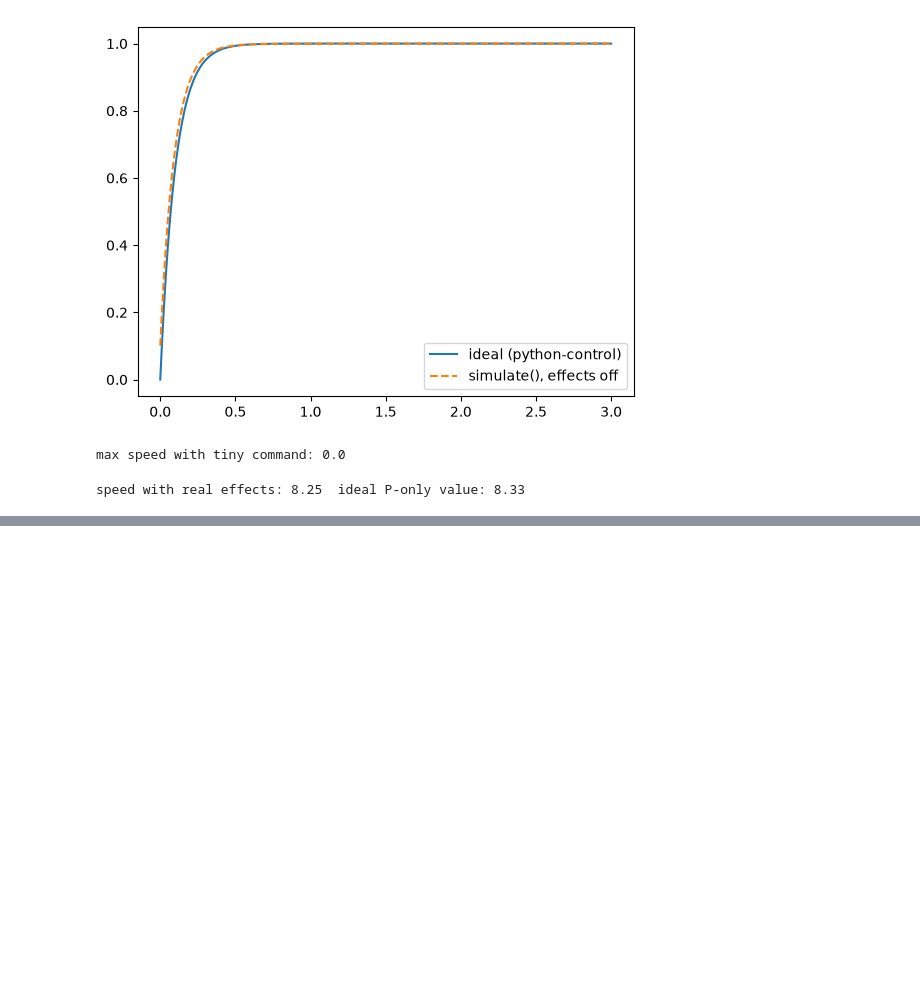
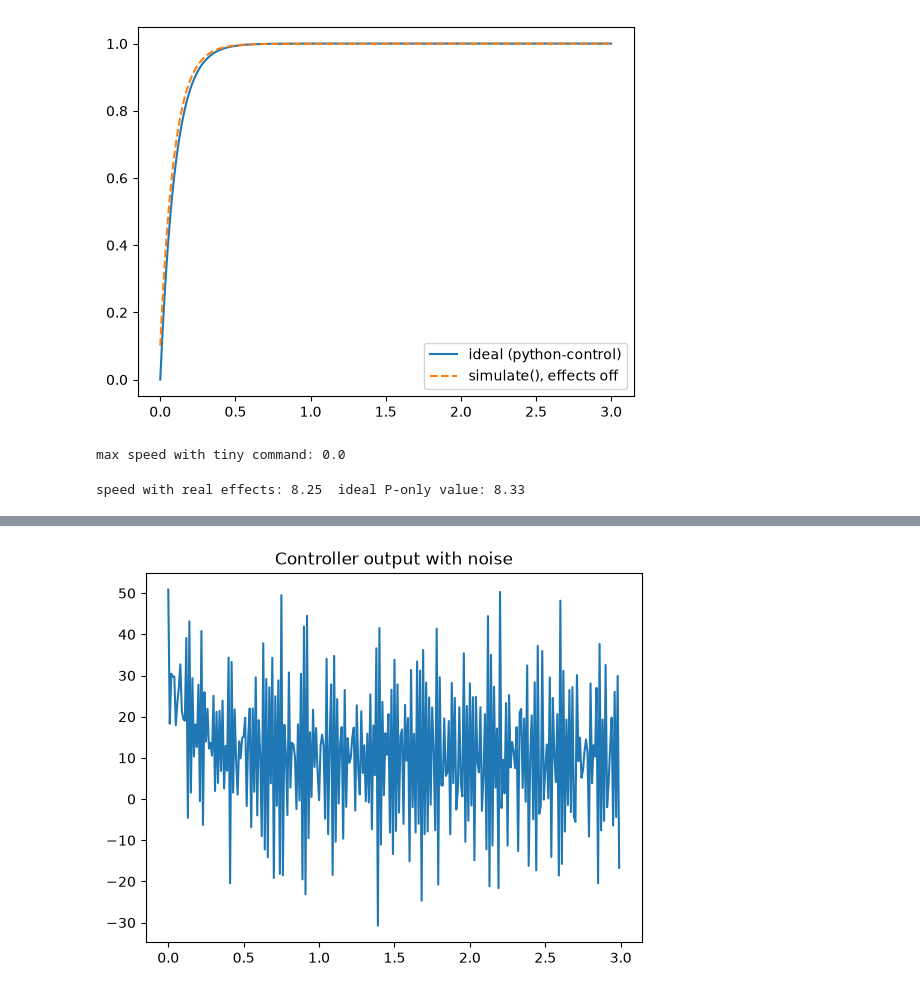
Before and after one commit to MilonClasher/DC-Motor-PID-Simulation, a Jupyter notebook: notebooks/02_tuning_and_realistic_plant.ipynb, the cells around one changed output, grey strips where cells are left out. Cells and saved outputs as stored; diff of their text form; code cells hidden in the pictures; blank space fills up the shorter version.

```diff
--- a/notebooks/02_tuning_and_realistic_plant.ipynb
+++ b/notebooks/02_tuning_and_realistic_plant.ipynb
@@ -158,0 +164,5 @@ speed with real effects: 8.25  ideal P-only value: 8.33
+# %%
+t, y, u = simulate(5, 10, 0.3, **{**off, "noise": 0.2})
+plt.plot(t, u); plt.title("Controller output with noise"); plt.show()
+# %% [output]
+[figure, added]
```
Also changed, not shown: parts of 2 cells of this notebook.
